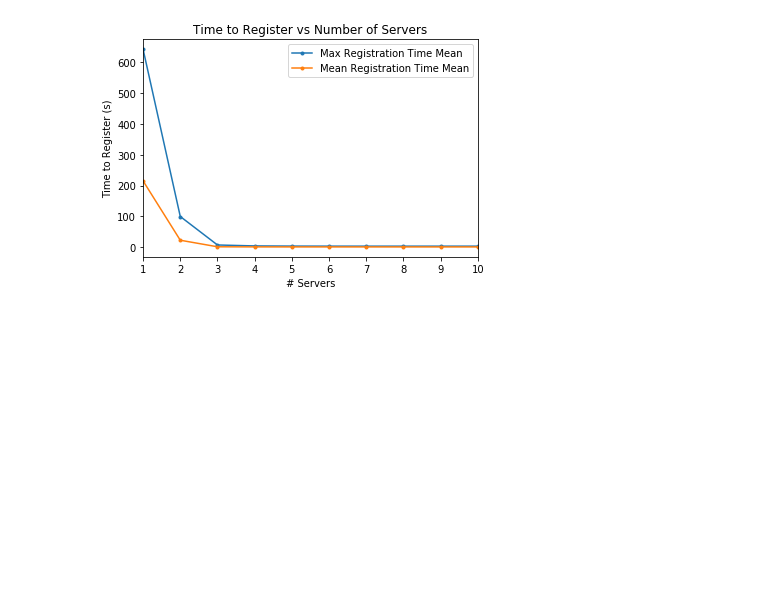
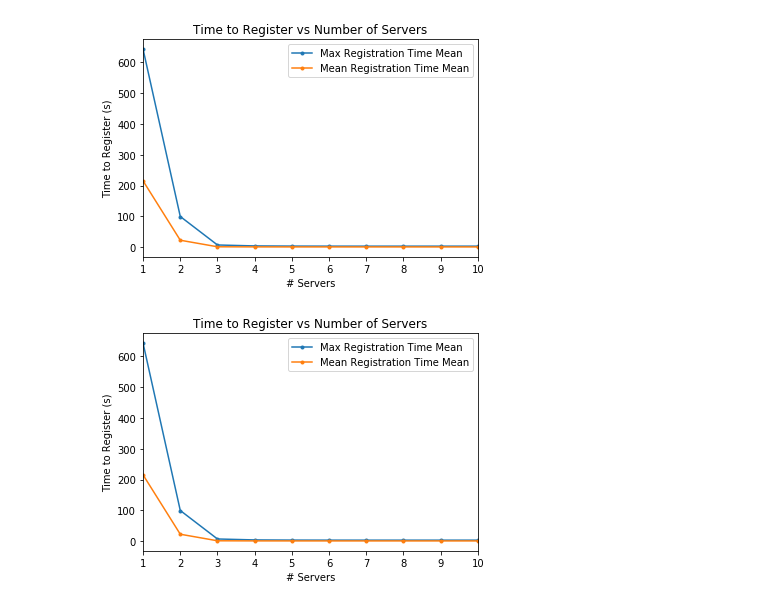
Before and after one commit to jessedusty/CPE-345-Project, a Jupyter notebook: Graph Maker.ipynb, the cells around one changed output. Cells and saved outputs as stored; diff of their text form; code cells hidden in the pictures; blank space fills up the shorter version.

```diff
--- a/Graph Maker.ipynb
+++ b/Graph Maker.ipynb
@@ -145,3 +148,11 @@ plt.title("Time to Register vs Number of Servers")
 save_plot("Time to Register vs Number of Servers")
 # %% [output]
 [figure]
+# %%
+plot_values(server_trials, "Server Count", ["Max Registration Time Mean", "Mean Registration Time Mean"])
+plt.xlabel("# Servers")
+plt.ylabel("Time to Register (s)")
+plt.title("Time to Register vs Number of Servers")
+save_plot("Time to Register vs Number of Servers")
+# %% [output]
+[figure, added]
```
Also changed, not shown: parts of 8 cells of this notebook, 1 other file.
